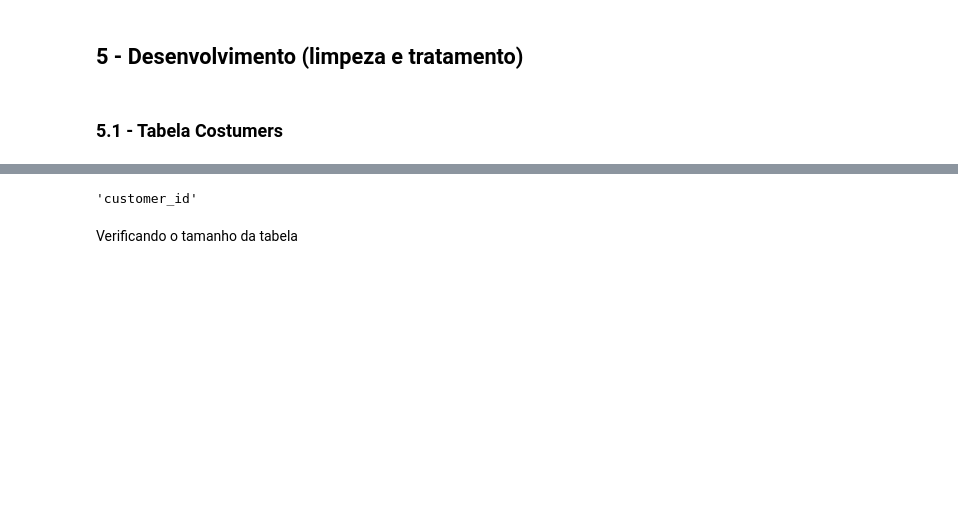
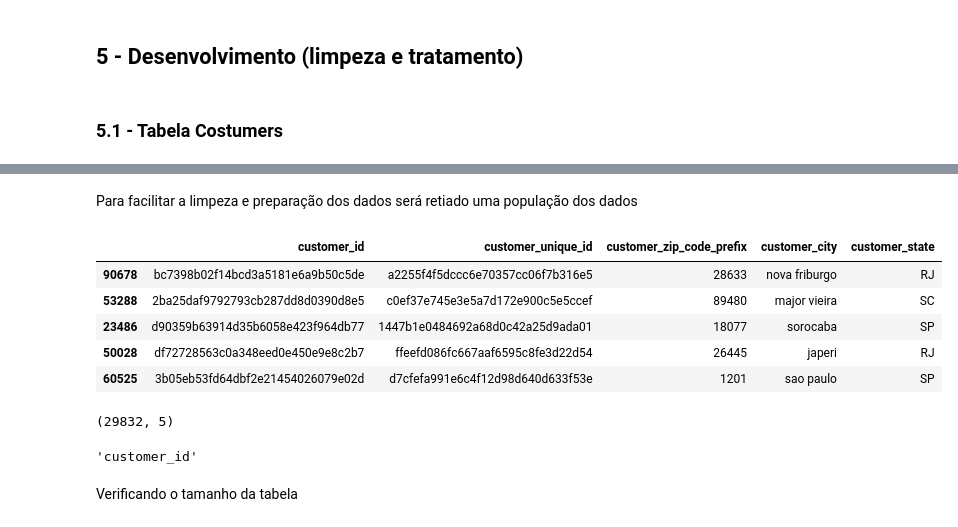
Before and after one commit to michelprosite/Trilha_Engenharia_Dados, a Jupyter notebook: desafio_ds.ipynb, the cells around one changed output, grey strips where cells are left out. Saved outputs shown, nothing was run; the diff lists cells and outputs as text; code cells hidden in the pictures; blank space fills up the shorter version.

```diff
--- a/desafio_ds.ipynb
+++ b/desafio_ds.ipynb
@@ -327,3 +423,19 @@ df_customer.head()
 | 2 | 4e7b3e00288586ebd08712fdd0374a03 | 060e732b5b29e8181a18229c7b0b2b5e | 1151 | sao paulo | SP |
 | 3 | b2b6027bc5c5109e529d4dc6358b12c3 | 259dac757896d24d7702b9acbbff3f3c | 8775 | mogi das cruzes | SP |
 | 4 | 4f2d8ab171c80ec8364f7c12e35b23ad | 345ecd01c38d18a9036ed96c73b8d066 | 13056 | campinas | SP |
+# %% [markdown]
+Para facilitar a limpeza e preparação dos dados será retiado uma população dos dados
+# %%
+sample_population_customer = df_customer.sample(frac=0.3, random_state=1)  # seleciona aleatoriamente 10% das linhas
+sample_population_customer.head()
+# %% [output]
+|  | customer_id | customer_unique_id | customer_zip_code_prefix | customer_city | customer_state |
+| 90678 | bc7398b02f14bcd3a5181e6a9b50c5de | a2255f4f5dccc6e70357cc06f7b316e5 | 28633 | nova friburgo | RJ |
+| 53288 | 2ba25daf9792793cb287dd8d0390d8e5 | c0ef37e745e3e5a7d172e900c5e5ccef | 89480 | major vieira | SC |
+| 23486 | d90359b63914d35b6058e423f964db77 | 1447b1e0484692a68d0c42a25d9ada01 | 18077 | sorocaba | SP |
+| 50028 | df72728563c0a348eed0e450e9e8c2b7 | ffeefd086fc667aaf6595c8fe3d22d54 | 26445 | japeri | RJ |
+| 60525 | 3b05eb53fd64dbf2e21454026079e02d | d7cfefa991e6c4f12d98d640d633f53e | 1201 | sao paulo | SP |
+# %%
+sample_population_customer.shape
+# %% [output]
+(29832, 5)
```
Also changed, not shown: parts of 26 cells of this notebook.
